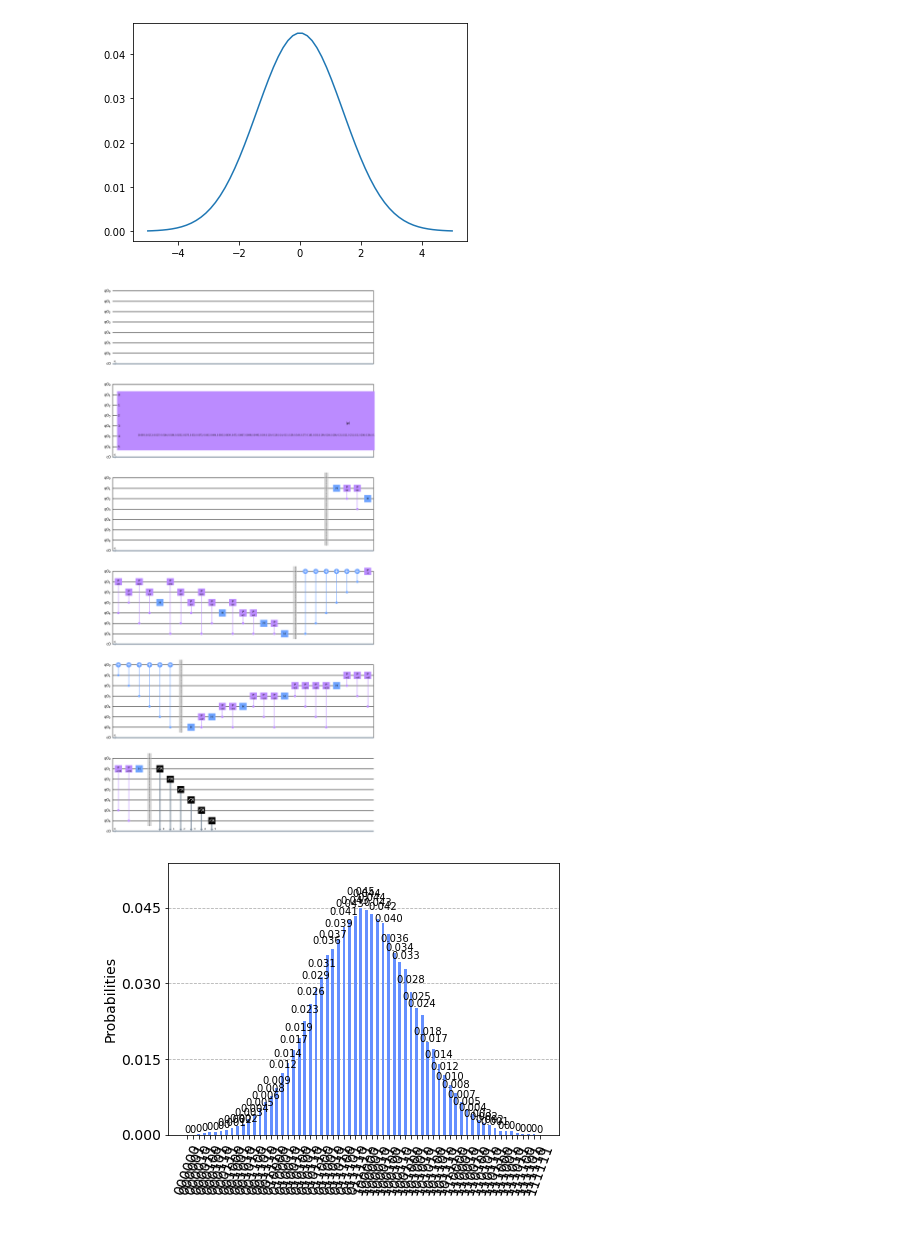
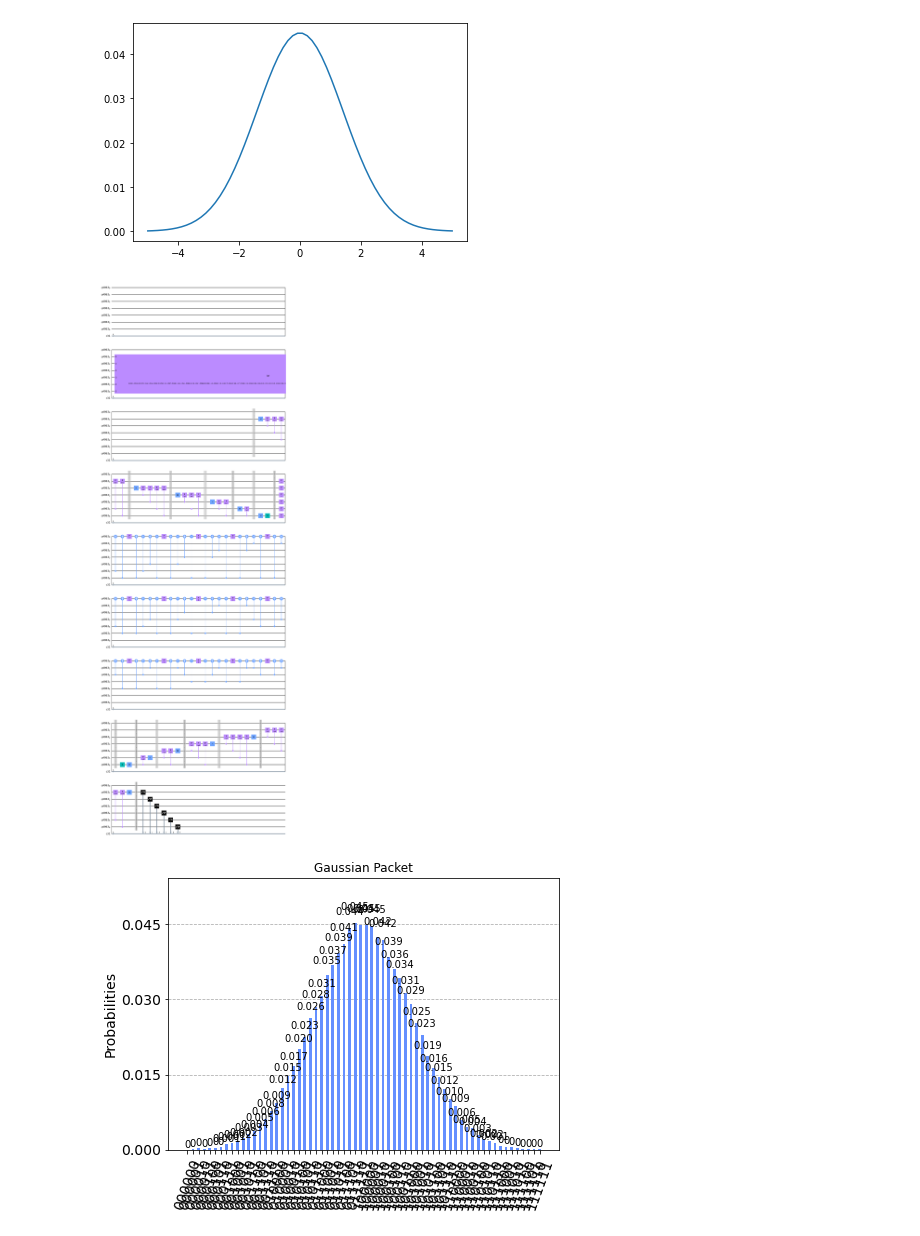
Before and after one commit to Abou-el-ela/Schrodinger-Equation, a Jupyter notebook: Schrodinger 6 qubits.ipynb, the cells around one changed output. Drawn from its saved outputs; the diff is of its cells as text; code cells hidden in the pictures.

```diff
--- a/Schrodinger 6 qubits.ipynb
+++ b/Schrodinger 6 qubits.ipynb
@@ -39,8 +39,9 @@ plt.show()
 #n = 6 #number of qubits not including ancilla
 phi = 0
 
+qb = 6
 
-q = QuantumRegister(7)
+q = QuantumRegister(qb + 1)
 c = ClassicalRegister(6)
 qc = QuantumCircuit(q,c)
 
@@ -73,65 +74,78 @@ qc2.initialize(histnorm, [q[1],q[2],q[3],q[4],q[5],q[6]])
 
 
 
-qc.barrier()
-
 #QFT
 
-qc.h(1); qc.cp(pi/2,2,1); qc.cp(pi/4,3,1); qc.cp(pi/8,4,1); qc.cp(pi/16,5,1); qc.cp(pi/32,6,1)
-qc.h(2); qc.cp(pi/2,3,2); qc.cp(pi/4,4,2); qc.cp(pi/8,5,2); qc.cp(pi/16,6,2)
-qc.h(3); qc.cp(pi/2,4,3); qc.cp(pi/4,5,3); qc.cp(pi/8,6,3)
-qc.h(4); qc.cp(pi/2,5,4); qc.cp(pi/4,6,4)
-qc.h(5); qc.cp(pi/2,6,5);
-qc.h(6)
 
-#qc.swap(3,4)
-#qc.swap(2,5)
-#qc.swap(1,6)
+
+
+def QFT(qubits):
+    for i in range(qubits):
+        qc.barrier()
+        qc.h(i+1)
+        for j in range(qubits - 1 - i):
+            qc.cp(pi/(2**(j+1)), i+2+j, i+1)
+
+QFT(qb)
+
+qc.x(qb)
 
 
 qc.barrier()
 
 
 
 #Time Step
-qc.cx(6,0); qc.cx(5,0); qc.cx(4,0); qc.cx(3,0); qc.cx(2,0); qc.cx(1,0)
-qc.p(phi,0)
-qc.cx(1,0); qc.cx(2,0); qc.cx(3,0); qc.cx(4,0); qc.cx(5,0); qc.cx(6,0)
+
+def Time_Evolution(qubits):
+    for i in range (qubits):
+        qc.p(phi/(2**(i+qubits-3)), qubits-i)
+    for i in range (qubits):
+        for j in range (i+1,qubits):
+            qc.cx(qubits-j, 0)
+            qc.cx(qubits-i, 0)
+            qc.p(phi* (2**(2-i-j)), 0) #2-i-j or 4?
+            qc.cx(qubits-i, 0)
+            qc.cx(qubits-j, 0)
+
+Time_Evolution(qb)
 
 qc.barrier()
 
 
 
 
 #Inverse QFT
 
-qc.h(6)
-qc.cp(-pi/2,6,5); qc.h(5)
-qc.cp(-pi/2,5,4); qc.cp(-pi/4,6,4); qc.h(4)
-qc.cp(-pi/2,4,3); qc.cp(-pi/4,5,3); qc.cp(-pi/8,6,3); qc.h(3)
-qc.cp(-pi/2,3,2); qc.cp(-pi/4,4,2); qc.cp(-pi/8,5,2); qc.cp(-pi/16,6,2); qc.h(2)
-qc.cp(-pi/2,2,1); qc.cp(-pi/4,3,1); qc.cp(-pi/8,4,1); qc.cp(-pi/16,5,1); qc.cp(-pi/32,6,1); qc.h(1)
-
-#qc.swap(3,4)
-#qc.swap(2,5)
-#qc.swap(1,6)
+qc.x(qb)
 
 
-qc.barrier()
+def QFT_Inv(qubits):
+    for i in reversed(range(qubits)):
+        for j in range(qubits - 1 - i):
+            qc.cp(-pi/(2**(j+1)), i+2+j, i+1)
+        qc.h(i+1)
+        qc.barrier()
+
+QFT_Inv(qb)
+
+
+
+
 
 
 #Measurement
 
 for k in range(6):
     qc.measure(k+1,k)
     qc2.measure(k+1,k)
 
 
 
 
 qc.draw('mpl')
 # %% [output]
-[figure, old version]
+[figure, new version]
 # %%
 # use local simulator
 backend = BasicAer.get_backend('qasm_simulator')
@@ -139,6 +153,6 @@ shots = 65536
 results = execute(qc, backend=backend, shots=shots).result()
 answer = results.get_counts()
 
-plot_histogram(answer)
+plot_histogram(answer, title = "Gaussian Packet")
 # %% [output]
-[figure, old version]
+[figure, new version]
```
Also changed, not shown: 2 other files.
